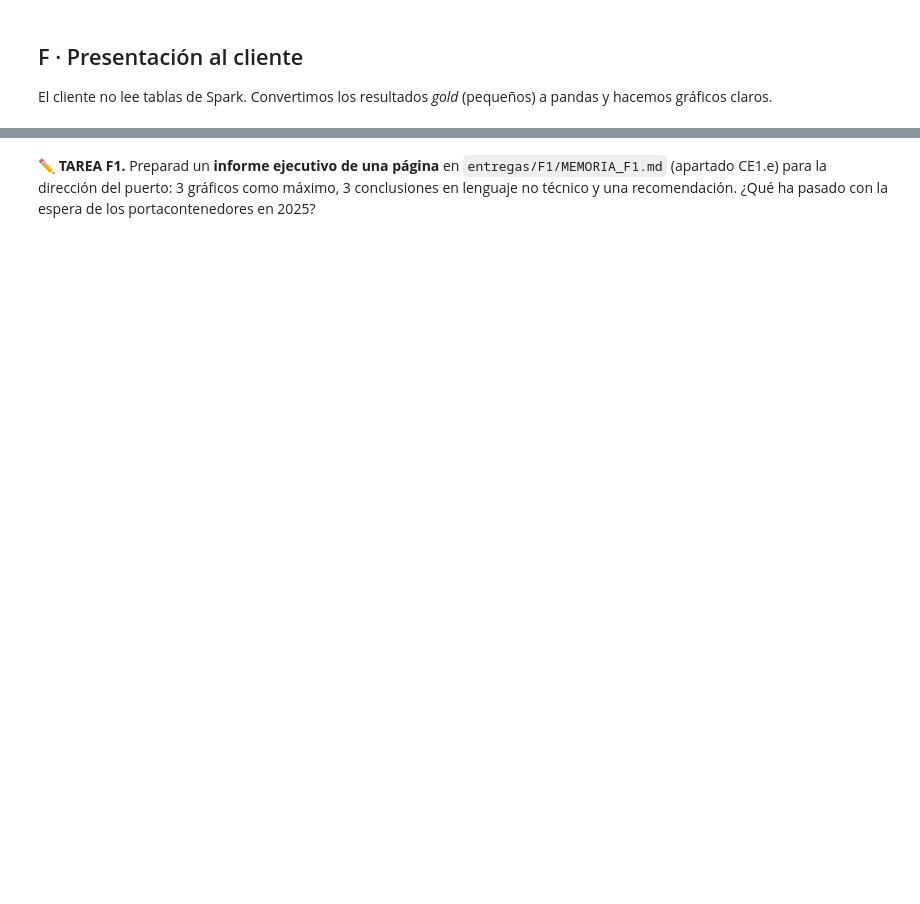
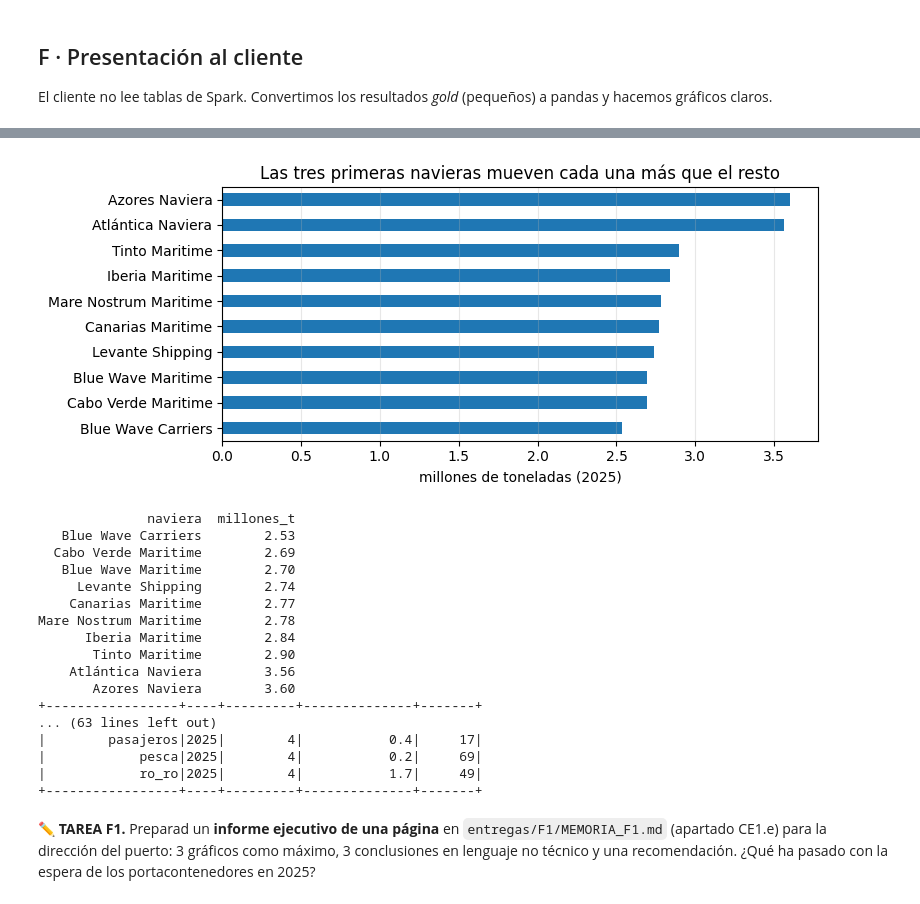
Before and after one commit to annamcardenas/Proyecto-Puerto-Big-Data, a Jupyter notebook: notebooks/F1_ingesta_formatos.ipynb, the cells around one changed output, grey strips where cells are left out. Saved outputs shown, nothing was run; the diff lists cells and outputs as text; code cells hidden in the pictures; blank space fills up the shorter version.

Commit message:
F1 etapas 4-6: notebook ejecutado completo, comparativa y gráficos

```diff
--- a/notebooks/F1_ingesta_formatos.ipynb
+++ b/notebooks/F1_ingesta_formatos.ipynb
@@ -457,3 +763,34 @@ plt.tight_layout(); plt.savefig("/workspace/entregas/F1/espera_contenedores.png"
+# %%
+# Gráfico 2 del informe: navieras con más toneladas en 2025 (el título dice la conclusión)
+nav = consulta1.toPandas().sort_values("total_toneladas")
+nav["millones_t"] = nav["total_toneladas"] / 1e6
+ax = nav.plot.barh(x="naviera", y="millones_t", legend=False, figsize=(8, 3.5),
+                   title="Las tres primeras navieras mueven cada una más que el resto")
+ax.set_xlabel("millones de toneladas (2025)"); ax.set_ylabel(""); ax.grid(axis="x", alpha=.3)
+plt.tight_layout(); plt.savefig("/workspace/entregas/F1/top_navieras.png", dpi=120); plt.show()
+print(nav[["naviera", "millones_t"]].round(2).to_string(index=False))
+
+# Datos para el informe: espera de portacontenedores y del resto de tráficos por trimestre
+espera.orderBy("anio", "trimestre", "tipo_trafico").show(100)
+# %% [output]
+[figure, added]
+              naviera  millones_t
+   Blue Wave Carriers        2.53
+  Cabo Verde Maritime        2.69
+   Blue Wave Maritime        2.70
+     Levante Shipping        2.74
+    Canarias Maritime        2.77
+Mare Nostrum Maritime        2.78
+      Iberia Maritime        2.84
+       Tinto Maritime        2.90
+    Atlántica Naviera        3.56
+       Azores Naviera        3.60
++-----------------+----+---------+--------------+-------+
+... (63 lines left out)
+|        pasajeros|2025|        4|           0.4|     17|
+|            pesca|2025|        4|           0.2|     69|
+|            ro_ro|2025|        4|           1.7|     49|
++-----------------+----+---------+--------------+-------+
 # %% [markdown]
 **✏️ TAREA F1.** Preparad un **informe ejecutivo de una página** en `entregas/F1/MEMORIA_F1.md` (apartado CE1.e) para la
 dirección del puerto: 3 gráficos como máximo, 3 conclusiones en lenguaje no técnico y una recomendación.
```
Also changed, not shown: parts of 14 cells of this notebook, 5 other files.
